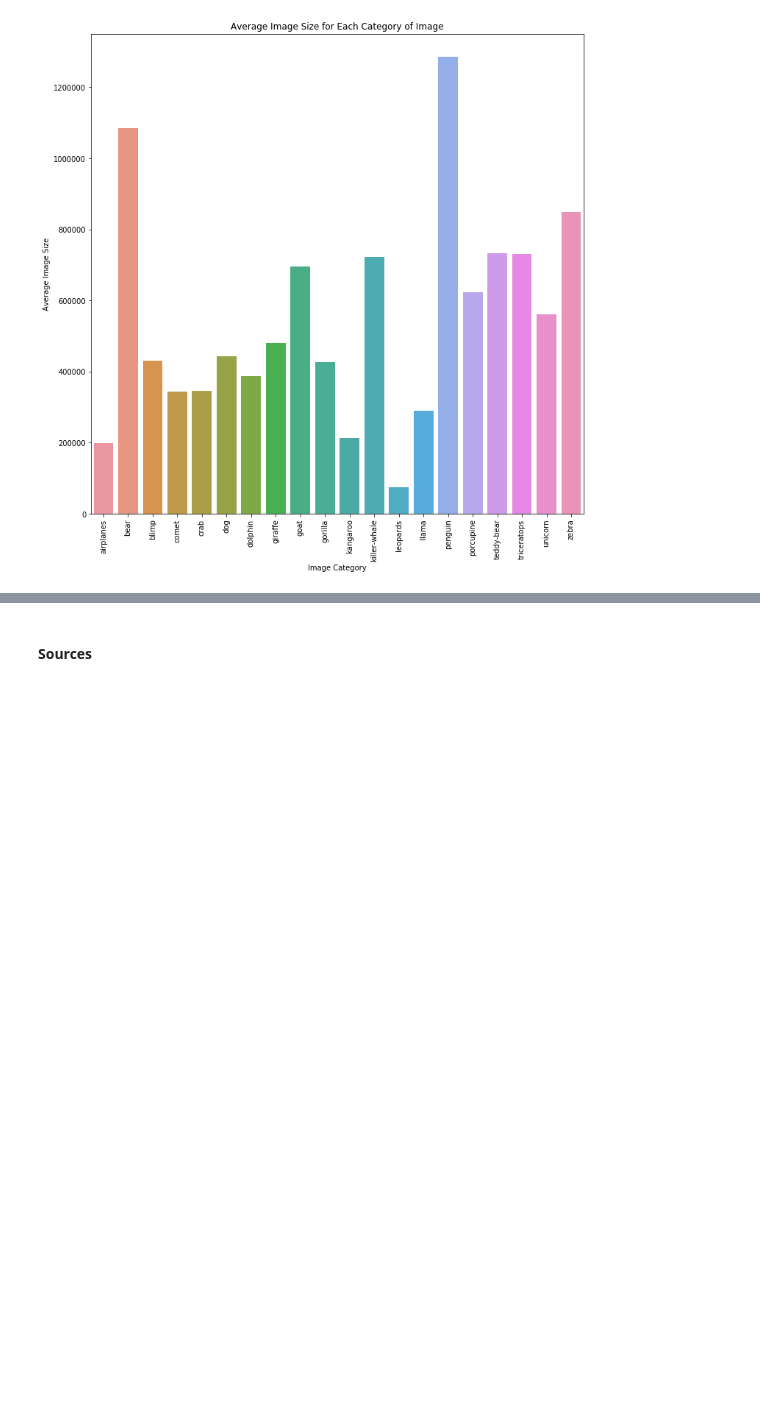
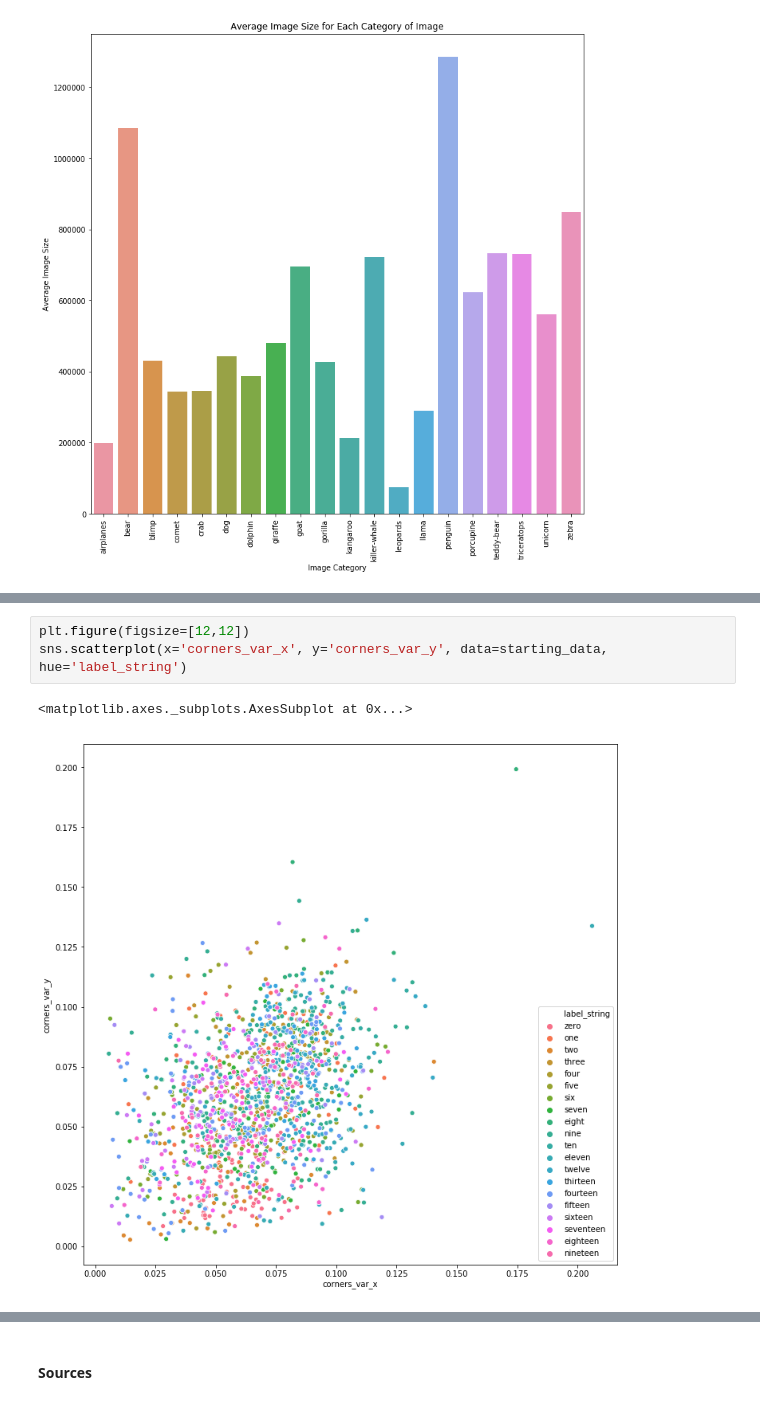
Before and after one commit to chriscorrea14/ds100_final_proj, a Jupyter notebook: GradProject_NB2.ipynb, the cells around one changed output, grey strips where cells are left out. Saved outputs shown, nothing was run; the diff lists cells and outputs as text; blank space fills up the shorter version.

```diff
--- a/GradProject_NB2.ipynb
+++ b/GradProject_NB2.ipynb
@@ -140,0 +258,6 @@ Text(0.5,1,'Average Image Size for Each Category of Image')
+# %%
+plt.figure(figsize=[12,12])
+sns.scatterplot(x='corners_var_x', y='corners_var_y', data=starting_data, hue='label_string')
+# %% [output]
+<matplotlib.axes._subplots.AxesSubplot at 0x...>
+[figure, added]
```
Also changed, not shown: parts of 12 cells of this notebook.
